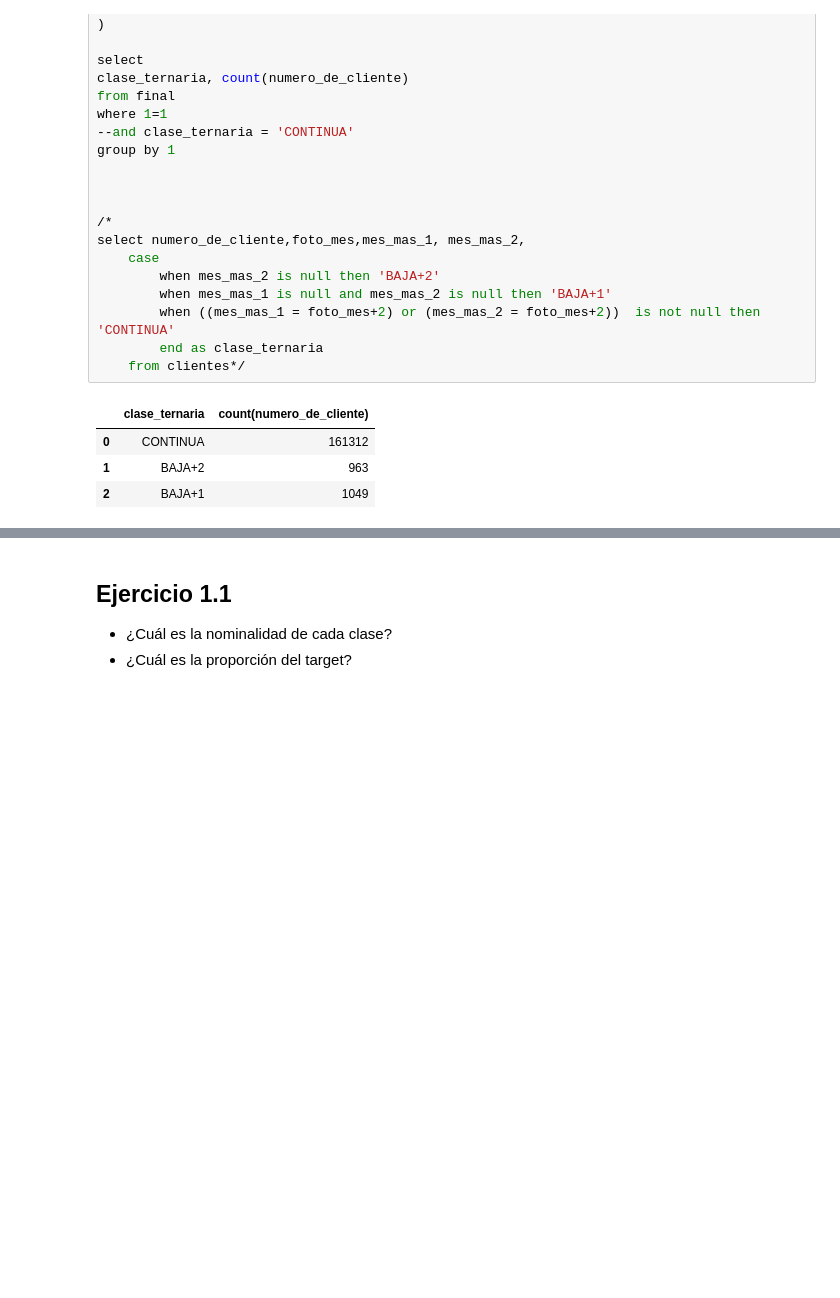
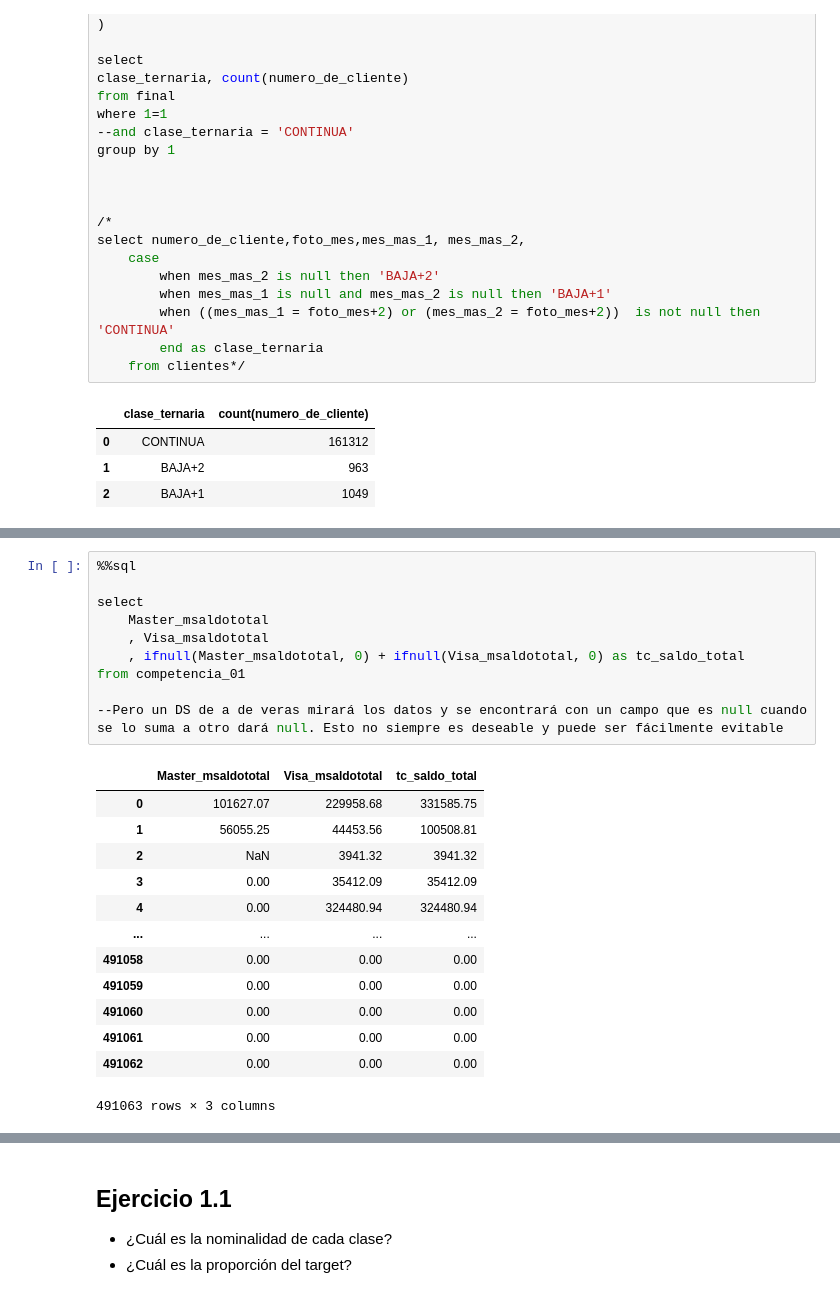
Before and after one commit to fedeidoeta/dmeyf2023, a Jupyter notebook: src/monday/fi101_target_sql.ipynb, the cells around one changed output, grey strips where cells are left out. Drawn from its saved outputs; the diff is of its cells as text; blank space fills up the shorter version.

```diff
--- a/src/monday/fi101_target_sql.ipynb
+++ b/src/monday/fi101_target_sql.ipynb
@@ -321,0 +405,24 @@ group by 1
+# %%
+%%sql
+
+select
+    Master_msaldototal
+    , Visa_msaldototal
+    , ifnull(Master_msaldototal, 0) + ifnull(Visa_msaldototal, 0) as tc_saldo_total
+from competencia_01
+
+--Pero un DS de a de veras mirará los datos y se encontrará con un campo que es null cuando se lo suma a otro dará null. Esto no siempre es deseable y puede ser fácilmente evitable
+# %% [output]
+|  | Master_msaldototal | Visa_msaldototal | tc_saldo_total |
+| 0 | 101627.07 | 229958.68 | 331585.75 |
+| 1 | 56055.25 | 44453.56 | 100508.81 |
+| 2 | NaN | 3941.32 | 3941.32 |
+| 3 | 0.00 | 35412.09 | 35412.09 |
+| 4 | 0.00 | 324480.94 | 324480.94 |
+| ... | ... | ... | ... |
+| 491058 | 0.00 | 0.00 | 0.00 |
+| 491059 | 0.00 | 0.00 | 0.00 |
+| 491060 | 0.00 | 0.00 | 0.00 |
+| 491061 | 0.00 | 0.00 | 0.00 |
+| 491062 | 0.00 | 0.00 | 0.00 |
+491063 rows × 3 columns
```
Also changed, not shown: parts of 11 cells of this notebook, 1 other file.
